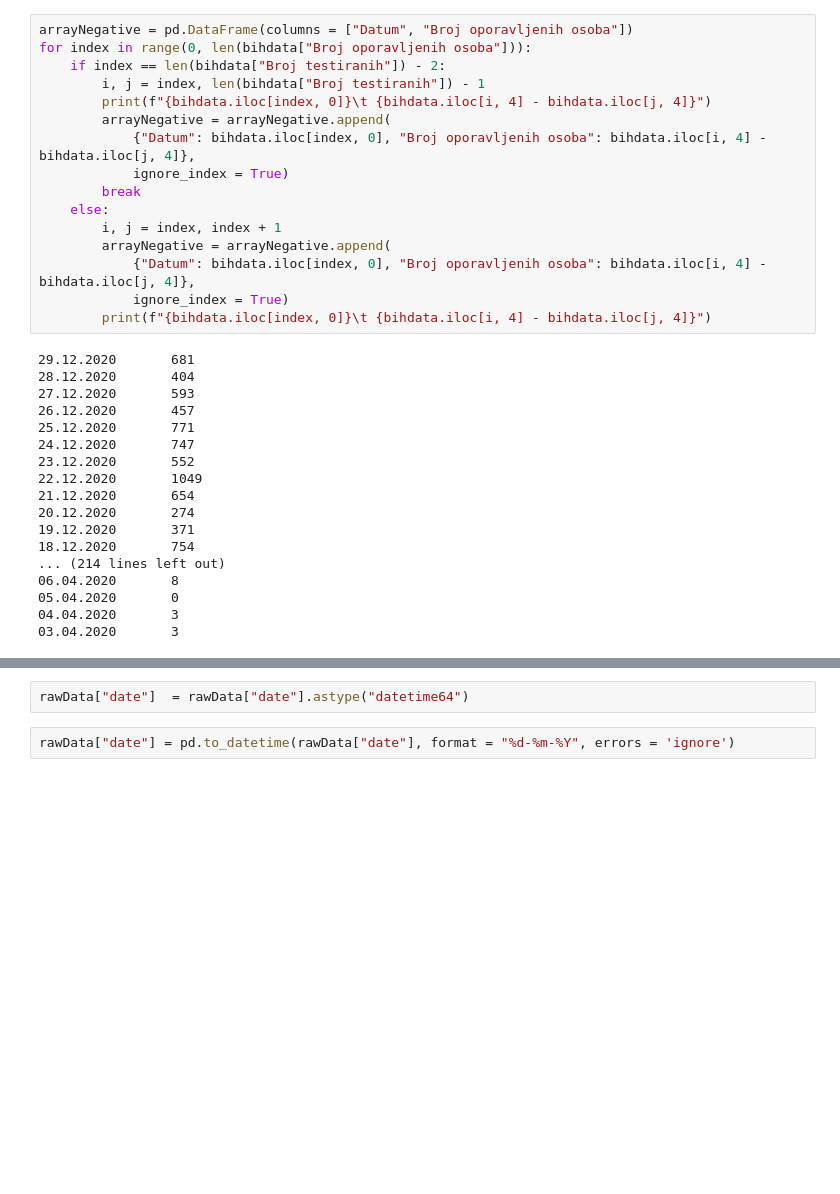
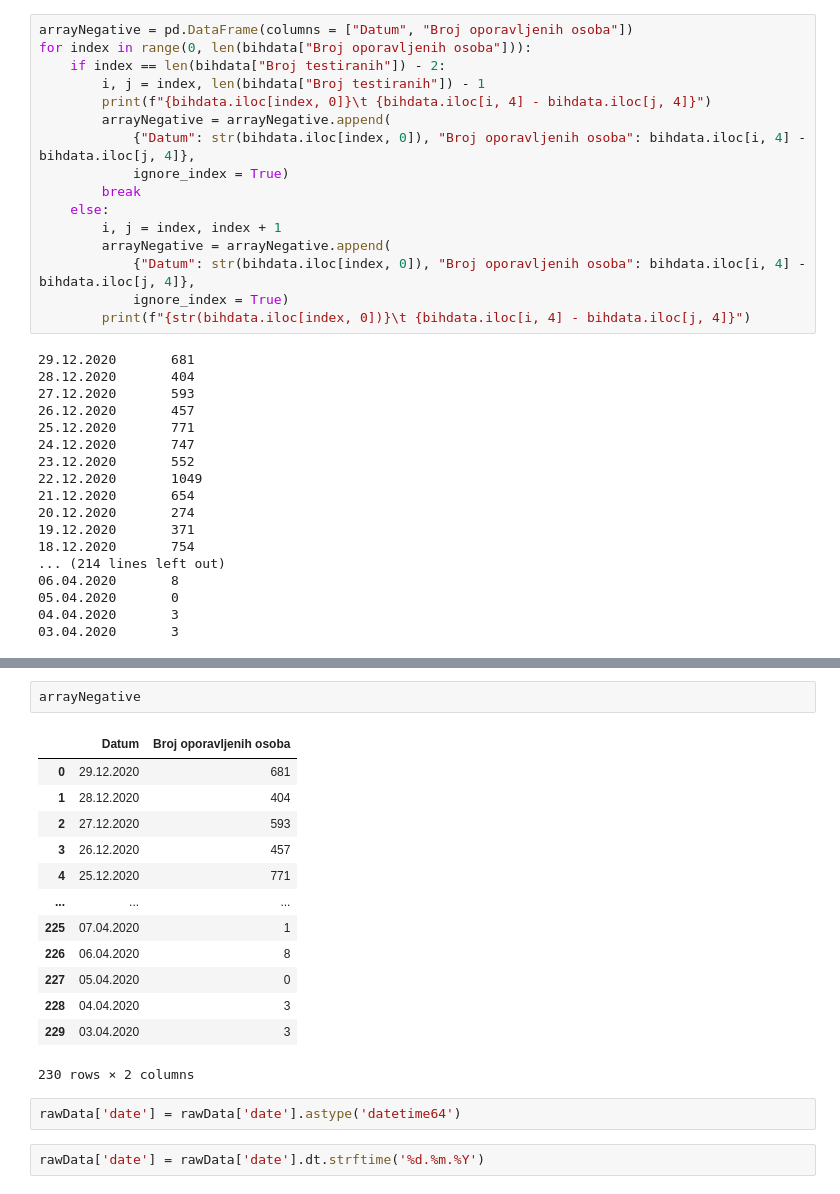
Before and after one commit to WorldWideWest/COVID-19, a Jupyter notebook: notebooks/COVID.ipynb, the cells around one changed output, grey strips where cells are left out. Cells and saved outputs as stored; diff of their text form; blank space fills up the shorter version.

```diff
--- a/notebooks/COVID.ipynb
+++ b/notebooks/COVID.ipynb
@@ -124,15 +124,15 @@ for index in range(0, len(bihdata["Broj oporavljenih osoba"])):
         i, j = index, len(bihdata["Broj testiranih"]) - 1
         print(f"{bihdata.iloc[index, 0]}\t {bihdata.iloc[i, 4] - bihdata.iloc[j, 4]}")
         arrayNegative = arrayNegative.append(
-            {"Datum": bihdata.iloc[index, 0], "Broj oporavljenih osoba": bihdata.iloc[i, 4] - bihdata.iloc[j, 4]},
+            {"Datum": str(bihdata.iloc[index, 0]), "Broj oporavljenih osoba": bihdata.iloc[i, 4] - bihdata.iloc[j, 4]},
             ignore_index = True)
         break
     else:
         i, j = index, index + 1
         arrayNegative = arrayNegative.append(
-            {"Datum": bihdata.iloc[index, 0], "Broj oporavljenih osoba": bihdata.iloc[i, 4] - bihdata.iloc[j, 4]},
+            {"Datum": str(bihdata.iloc[index, 0]), "Broj oporavljenih osoba": bihdata.iloc[i, 4] - bihdata.iloc[j, 4]},
             ignore_index = True)
-        print(f"{bihdata.iloc[index, 0]}\t {bihdata.iloc[i, 4] - bihdata.iloc[j, 4]}")
+        print(f"{str(bihdata.iloc[index, 0])}\t {bihdata.iloc[i, 4] - bihdata.iloc[j, 4]}")
 # %% [output]
 29.12.2020       681
 28.12.2020       404
@@ -154,7 +166,23 @@ for index in range(0, len(bihdata["Broj oporavljenih osoba"])):
+# %%
+arrayNegative
+# %% [output]
+|  | Datum | Broj oporavljenih osoba |
+| 0 | 29.12.2020 | 681 |
+| 1 | 28.12.2020 | 404 |
+| 2 | 27.12.2020 | 593 |
+| 3 | 26.12.2020 | 457 |
+| 4 | 25.12.2020 | 771 |
+| ... | ... | ... |
+| 225 | 07.04.2020 | 1 |
+| 226 | 06.04.2020 | 8 |
+| 227 | 05.04.2020 | 0 |
+| 228 | 04.04.2020 | 3 |
+| 229 | 03.04.2020 | 3 |
+230 rows × 2 columns
 # %%
-rawData["date"]  = rawData["date"].astype("datetime64")
+rawData['date'] = rawData['date'].astype('datetime64')
 # %%
-rawData["date"] = pd.to_datetime(rawData["date"], format = "%d-%m-%Y", errors = 'ignore')
+rawData['date'] = rawData['date'].dt.strftime('%d.%m.%Y')
 # %%
 rawData
 # %% [output]
```
Also changed, not shown: parts of 3 cells of this notebook.
